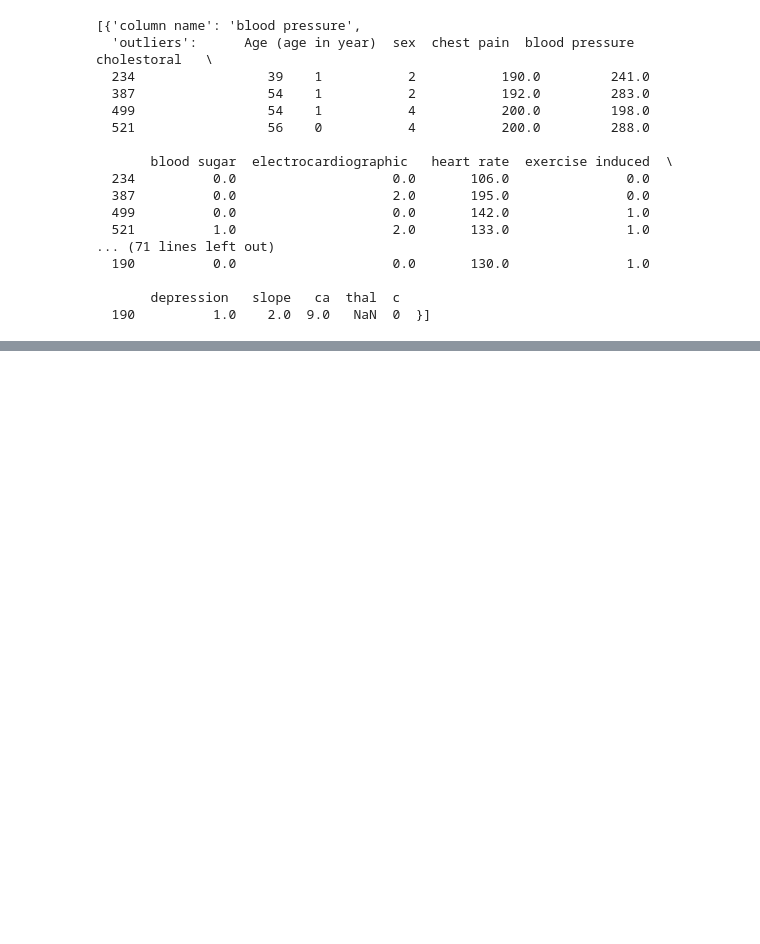
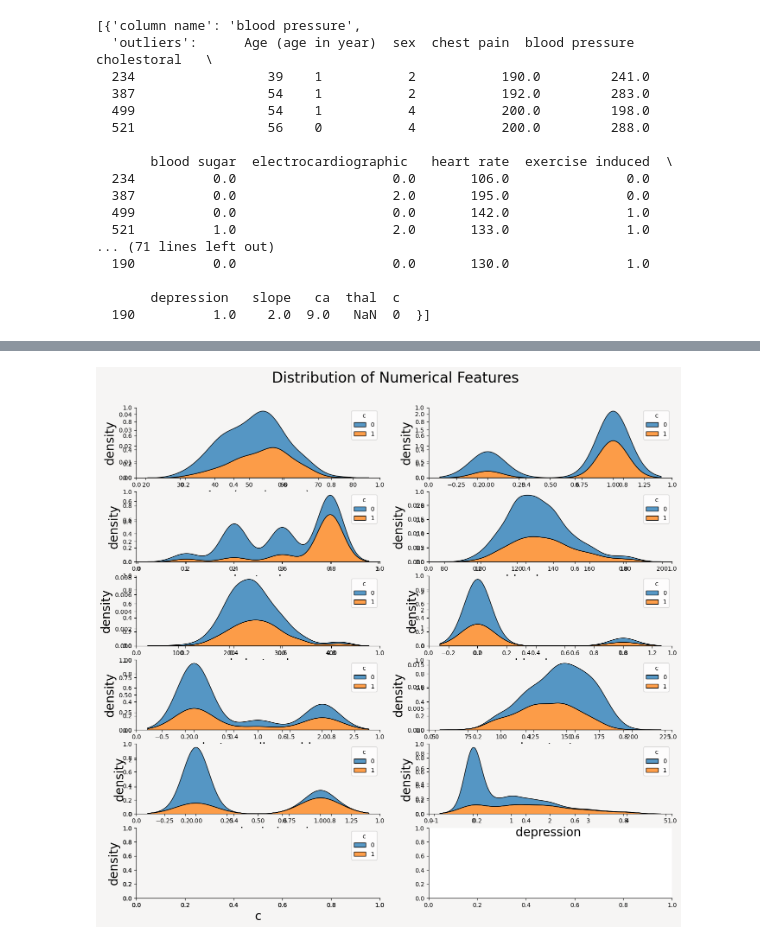
Before and after one commit to FatemehKashfi/Heart-Analysis, a Jupyter notebook: heart_data.ipynb, the cells around one changed output, grey strips where cells are left out. Drawn from its saved outputs; the diff is of its cells as text; code cells hidden in the pictures; blank space fills up the shorter version.

```diff
--- a/heart_data.ipynb
+++ b/heart_data.ipynb
@@ -208,0 +428,23 @@ list
+# %%
+L = len(df.columns)
+ncol = 2
+nrow= int(np.ceil(L/ncol))
+
+fig, ax = plt.subplots(nrow, ncol, figsize = (16, 14), facecolor='#F6F5F4')
+fig.subplots_adjust(top=0.92)
+
+i  =1
+for column in df.columns:
+    plt.subplot(nrow, ncol, i, facecolor = '#F6F5F4')
+
+    ax = sns.kdeplot(data=df, x=column, hue="c", multiple="stack")
+    ax.set_xlabel(column, fontsize=20)
+    ax.set_ylabel("density", fontsize=20)
+    sns.despine(right=True)
+    sns.despine(offset=0, trim=False)
+
+    i = i +1
+
+plt.suptitle('Distribution of Numerical Features' ,fontsize = 24);
+# %% [output]
+[figure, added]
```
Also changed, not shown: parts of 25 cells of this notebook.
